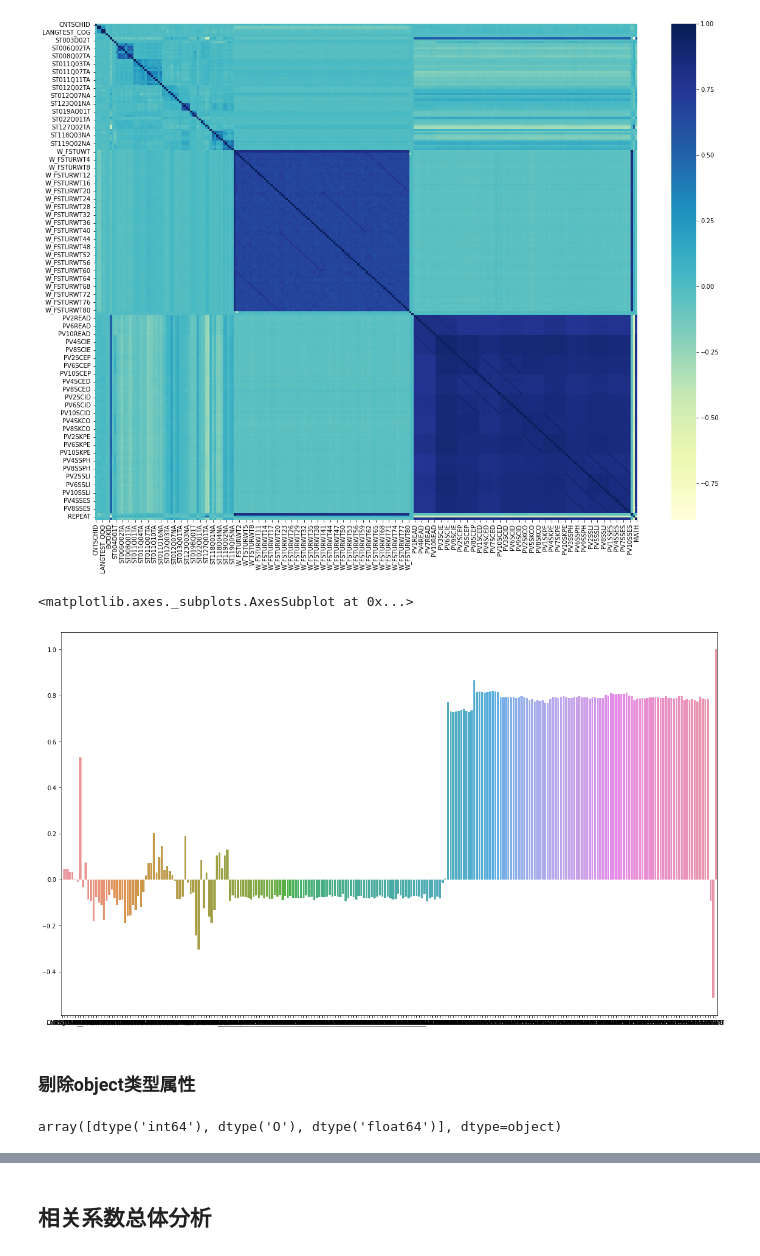
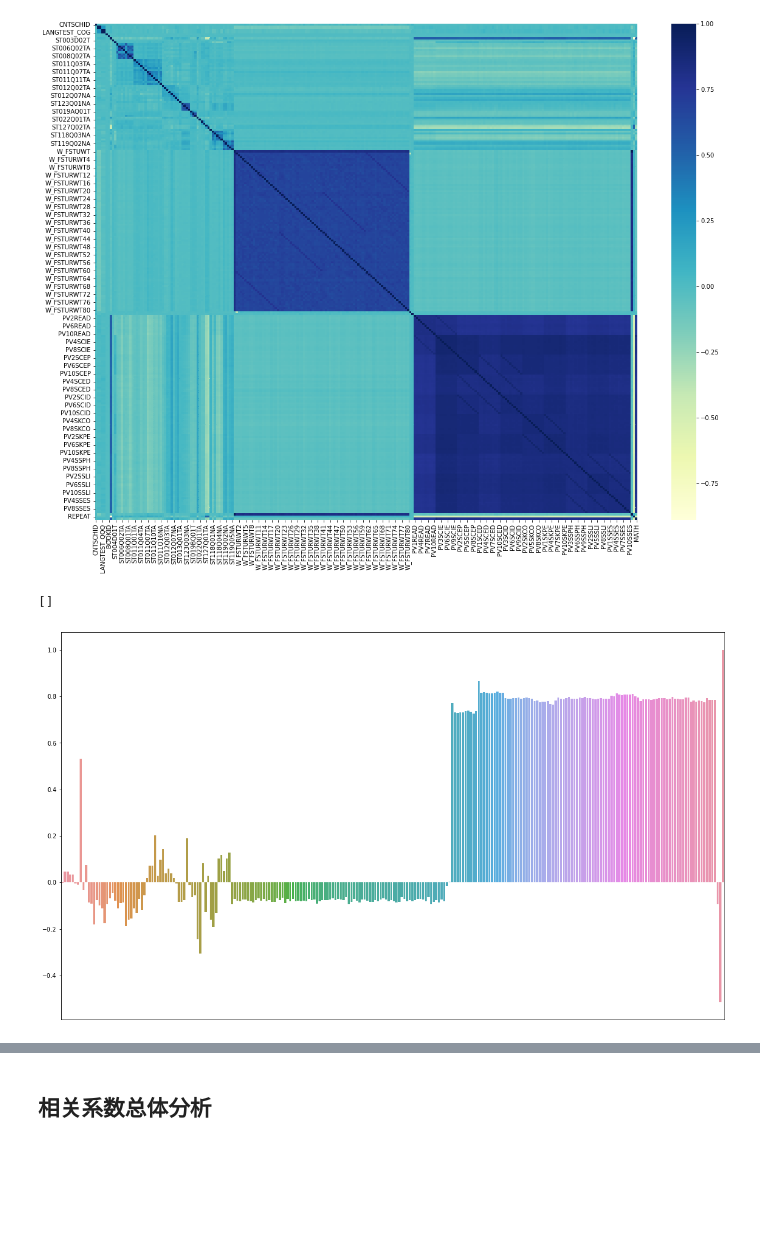
Before and after one commit to Umbreller-F/data-analysis-and-practice-3, a Jupyter notebook: exp4.ipynb, the cells around one changed output, grey strips where cells are left out. Cells and saved outputs as stored; diff of their text form; code cells hidden in the pictures; blank space fills up the shorter version.

```diff
--- a/exp4.ipynb
+++ b/exp4.ipynb
@@ -298,8 +303,8 @@ df
 | 32129 | 97100980 | 72416 | 7241600 | 156 | 156 | 6 | 96 | 10 | 10 | ... |
 25704 rows × 249 columns
 # %%
-df = pd.concat([df, labels.loc[:,'MATH']], axis=1)
-corr=df.corr()
+df1 = pd.concat([df, labels.loc[:,'MATH']], axis=1)
+corr=df1.corr()
 # %%
 plt.figure(figsize=(20, 15))
 sns.heatmap(corr,linewidths=0,linecolor='black',cmap='YlGnBu')
@@ -309,13 +314,7 @@ sns.heatmap(corr,linewidths=0,linecolor='black',cmap='YlGnBu')
 [figure]
 # %%
 plt.figure(figsize=(20, 12))
-sns.barplot(x=corr.columns.to_list(),y=corr.loc['MATH',:].to_list())
+sns.barplot(x=corr.columns.to_list(),y=corr.loc['MATH',:].to_list()).set_xticks(ticks=[])
 # %% [output]
-<matplotlib.axes._subplots.AxesSubplot at 0x...>
+[]
-[figure, old version]
+[figure, new version]
-# %% [markdown]
-### 剔除object类型属性
-# %%
-buffer.dtypes.unique()
-# %% [output]
-array([dtype('int64'), dtype('O'), dtype('float64')], dtype=object)
```
Also changed, not shown: parts of 11 cells of this notebook.
